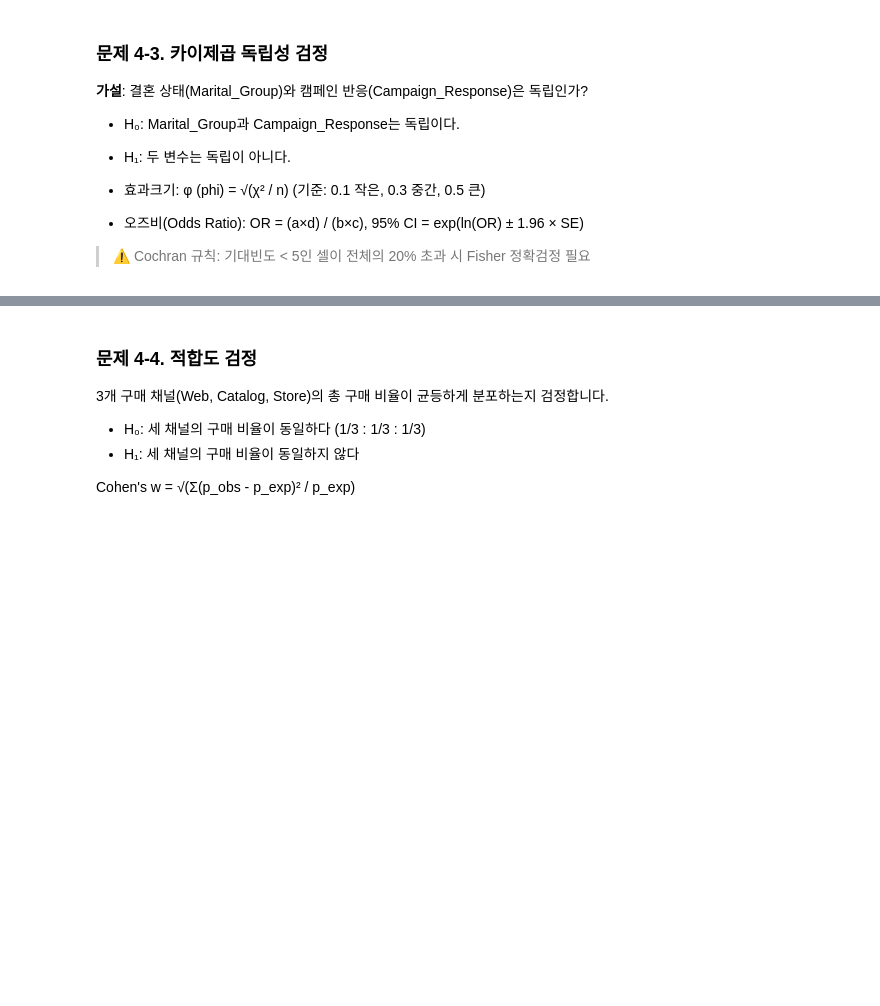
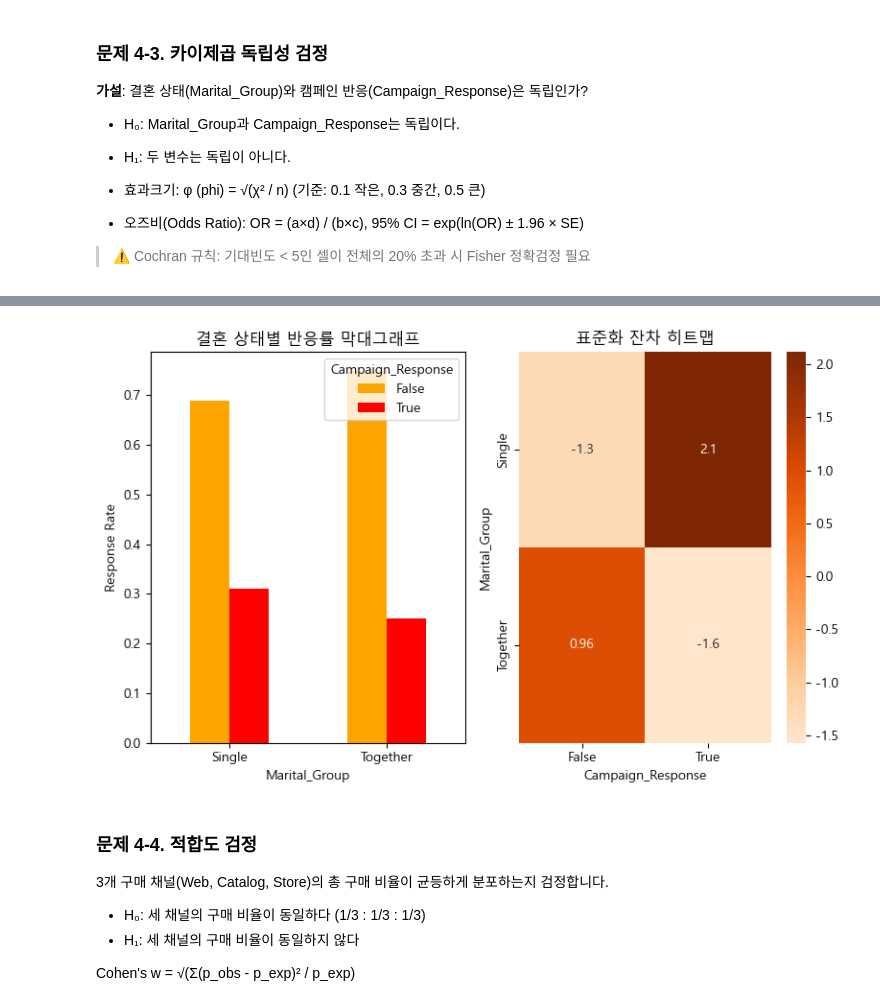
Before and after one commit to sparta-data11-statistics-practice/practice-01-descriptive-statistics-Heesang01, a Jupyter notebook: practice_comprehensive.ipynb, the cells around one changed output, grey strips where cells are left out. Saved outputs shown, nothing was run; the diff lists cells and outputs as text; code cells hidden in the pictures; blank space fills up the shorter version.

```diff
--- a/practice_comprehensive.ipynb
+++ b/practice_comprehensive.ipynb
@@ -929,5 +1158,21 @@ crosstab_no_margin = pd.crosstab(df['Marital_Group'], df['Campaign_Response'])
 # %%
 # TODO 4-3(d): (1) 결혼 상태별 반응률 막대그래프 (2) 표준화 잔차 히트맵
+
+fig, axes = plt.subplots(1,2,figsize=(12,7))
+response_rate = ct.div(ct.sum(axis=1), axis=0)
+response_rate.plot(kind='bar', figsize=(8,5), color=['orange','red'],ax=axes[0])
+axes[0].set_ylabel("Response Rate")
+axes[0].set_title("결혼 상태별 반응률 막대그래프")
+axes[0].tick_params(axis='x', rotation=0)
+
+# 표준화 잔차 히트맵 만들기
+std_resid = (ct - expected_df) / np.sqrt(expected_df)
+sns.heatmap(std_resid, annot=True, cmap='Oranges', ax=axes[1], center=0)
+axes[1].set_title('표준화 잔차 히트맵')
+plt.tight_layout()
+plt.show()
+# %% [output]
+[figure, added]
 # %% [markdown]
 ### 문제 4-4. 적합도 검정
 
```
Also changed, not shown: parts of 24 cells of this notebook, 1 other file.
